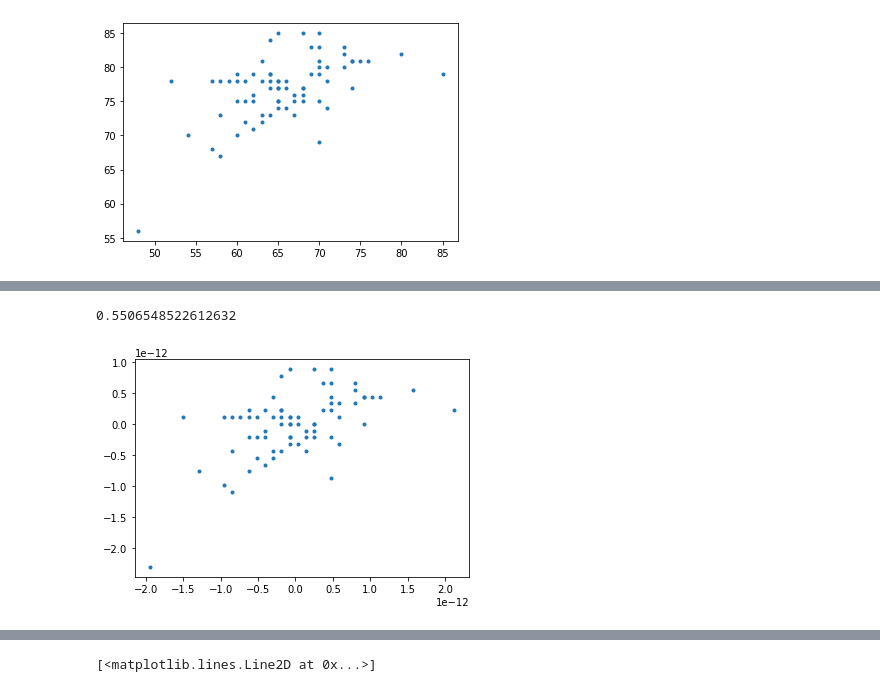
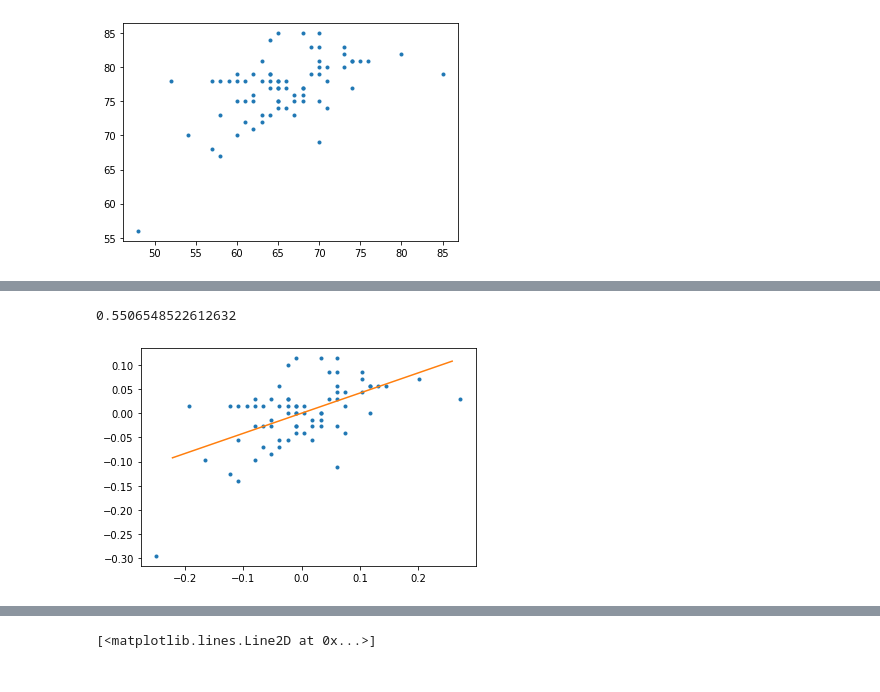
Before and after one commit to nidhog/nofone, a Jupyter notebook: EDA-fasting.ipynb, the cells around one changed output, grey strips where cells are left out. Cells and saved outputs as stored; diff of their text form; code cells hidden in the pictures.

```diff
--- a/EDA-fasting.ipynb
+++ b/EDA-fasting.ipynb
@@ -107,19 +125,19 @@ r_score = np.array(readiness.score)
 # %%
+x = (np.arange(50,85)-np.mean(s_score))/len(s_score)
 
 s_score = (s_score-np.mean(s_score))/len(s_score)
 r_score = (r_score-np.mean(r_score))/len(r_score)
 slope, intercept = np.polyfit(s_score, r_score, deg=1)
 plt.plot(s_score, r_score, linestyle='none', marker='.')
-x = np.arange(50,85)
 y = slope*x + intercept
-#plt.plot(x, y)
+plt.plot(x, y)
 a, b, c,d = np.polyfit(s_score, r_score, deg=3)
 y2 = a*x*x*x + b*x*x + c*x + d
 #plt.plot(x, y2)
 np.corrcoef(s_score, r_score)[0,1]
 # %% [output]
 0.5506548522612632
-[figure, old version]
+[figure, new version]
 # %%
 plt.hist(s_score, bins=10)
 plt.hist(r_score, bins=10)
```
Also changed, not shown: parts of 79 cells of this notebook, 1 other file.
